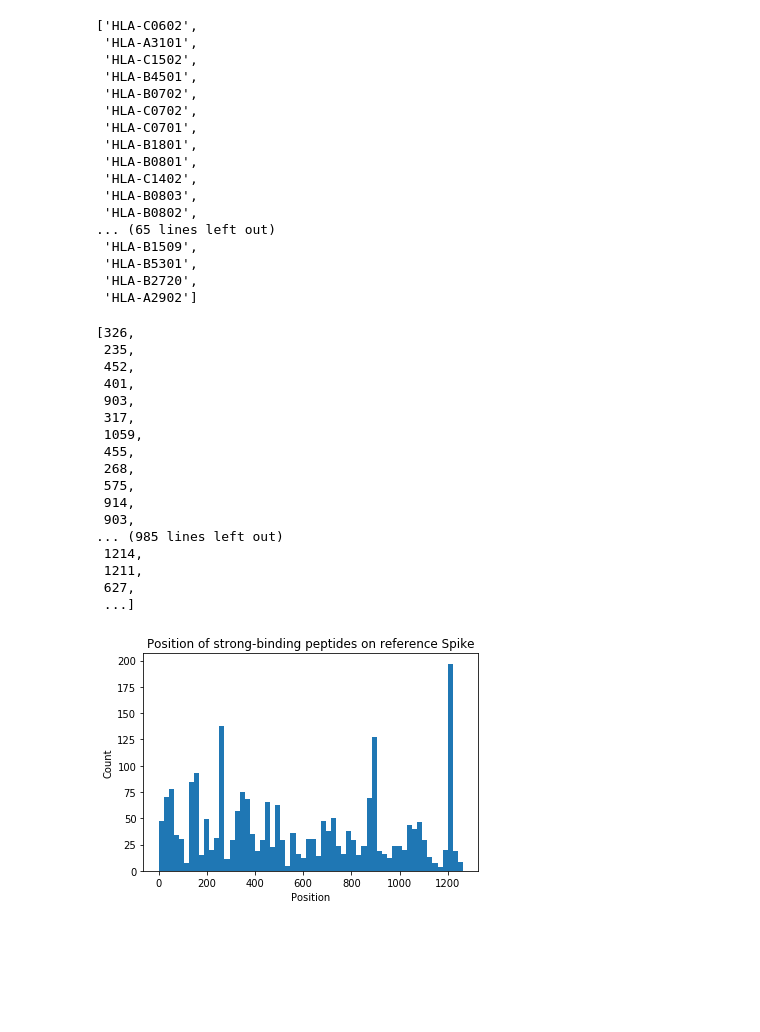
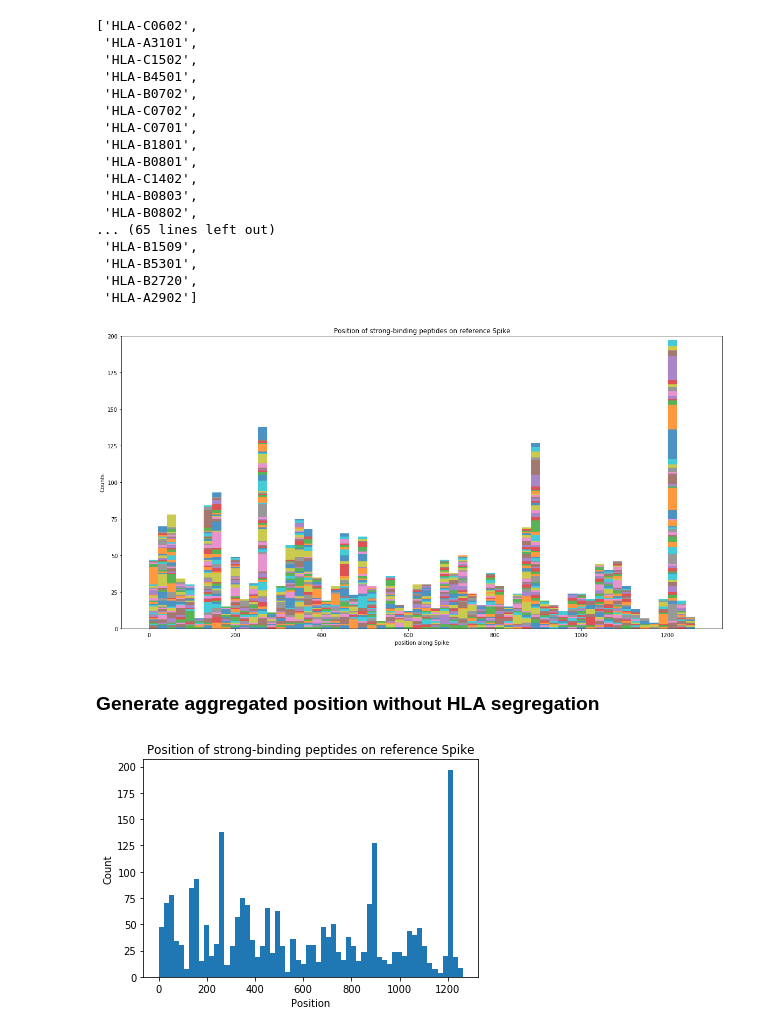
Before and after one commit to alexluuuu/covid_analysis, a Jupyter notebook: visualization.ipynb, the cells around one changed output. Cells and saved outputs as stored; diff of their text form; code cells hidden in the pictures; blank space fills up the shorter version.

```diff
--- a/visualization.ipynb
+++ b/visualization.ipynb
@@ -50,32 +50,37 @@ extracted_ref['Spike'].keys()
  'HLA-B5301',
  'HLA-B2720',
  'HLA-A2902']
+# %%
+positions_hla_ref_spike = {}
+for hla, peptide_list in extracted_ref['Spike'].iteritems():
+    positions_hla_ref_spike[hla] = [int(pep[0]) for pep in peptide_list]
+# %%
+f = plt.figure(figsize=(20,10))
+aggreg_pos = []
+aggreg_label = []
+
+for hla, positions in positions_hla_ref_spike.iteritems():
+    aggreg_pos.append(positions)
+    aggreg_label.append(hla)
+
+plt.hist(aggreg_pos, bins=60, alpha=.8, histtype='barstacked', label=aggreg_label)
+
+plt.xlabel('position along Spike')
+plt.ylabel('Counts')
+plt.ylim([0, 200])
+plt.title('Position of strong-binding peptides on reference Spike')
+# plt.legend()
+plt.show()
+# %% [output]
+[figure, added]
+# %% [markdown]
+### Generate aggregated position without HLA segregation
 # %%
 all_hla_binders = [extracted_ref['Spike'][key] for key in extracted_ref['Spike'].keys()]
 positions = []
 for all_binders in all_hla_binders:
     for binder in all_binders:
         positions.append(int(binder[0]))
-# %%
-positions
-# %% [output]
-[326,
- 235,
- 452,
- 401,
- 903,
- 317,
- 1059,
- 455,
- 268,
- 575,
- 914,
- 903,
-... (985 lines left out)
- 1214,
- 1211,
- 627,
- ...]
 # %%
 f = plt.hist(positions, bins=60)
 plt.title('Position of strong-binding peptides on reference Spike')
```
Also changed, not shown: parts of 13 cells of this notebook, 1 other file.
